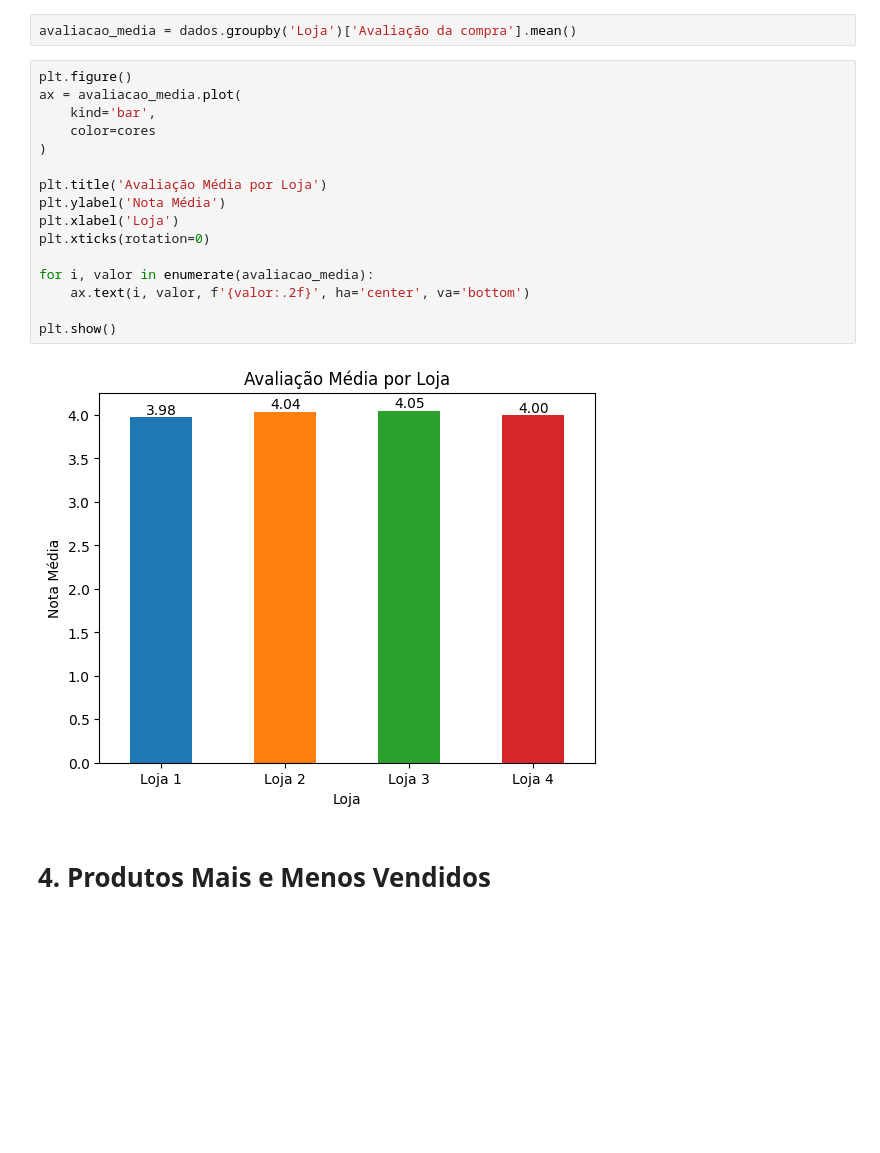
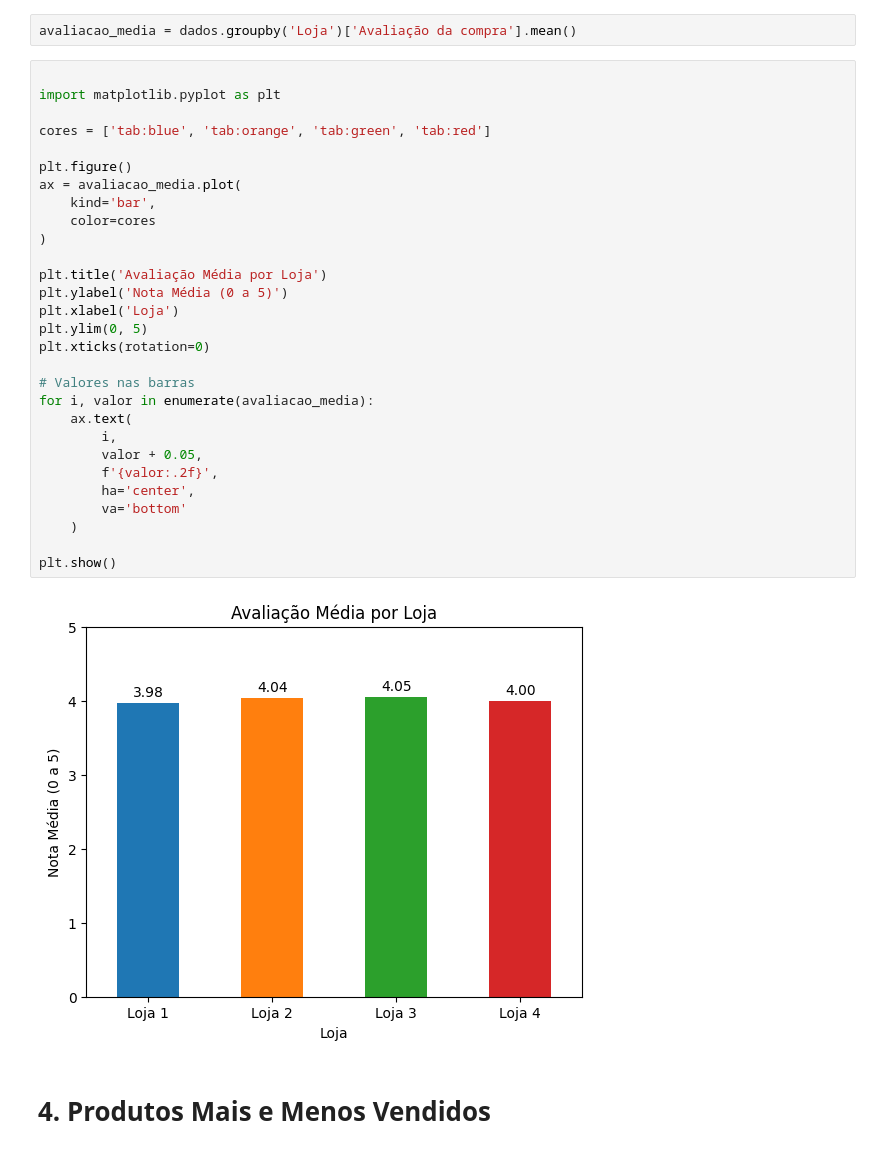
Before and after one commit to mateunix/Challenge_Alura_Store, a Jupyter notebook: AluraStoreBrasil.ipynb, the cells around one changed output. Saved outputs shown, nothing was run; the diff lists cells and outputs as text; blank space fills up the shorter version.

```diff
--- a/AluraStoreBrasil.ipynb
+++ b/AluraStoreBrasil.ipynb
@@ -102,23 +102,36 @@ plt.show()
 # %%
 avaliacao_media = dados.groupby('Loja')['Avaliação da compra'].mean()
 # %%
+
+import matplotlib.pyplot as plt
+
+cores = ['tab:blue', 'tab:orange', 'tab:green', 'tab:red']
+
 plt.figure()
 ax = avaliacao_media.plot(
     kind='bar',
     color=cores
 )
 
 plt.title('Avaliação Média por Loja')
-plt.ylabel('Nota Média')
+plt.ylabel('Nota Média (0 a 5)')
 plt.xlabel('Loja')
+plt.ylim(0, 5)
 plt.xticks(rotation=0)
 
+# Valores nas barras
 for i, valor in enumerate(avaliacao_media):
-    ax.text(i, valor, f'{valor:.2f}', ha='center', va='bottom')
+    ax.text(
+        i,
+        valor + 0.05,
+        f'{valor:.2f}',
+        ha='center',
+        va='bottom'
+    )
 
 plt.show()
 # %% [output]
-[figure, old version]
+[figure, new version]
 # %% [markdown]
 # 4. Produtos Mais e Menos Vendidos
 # %%
```
